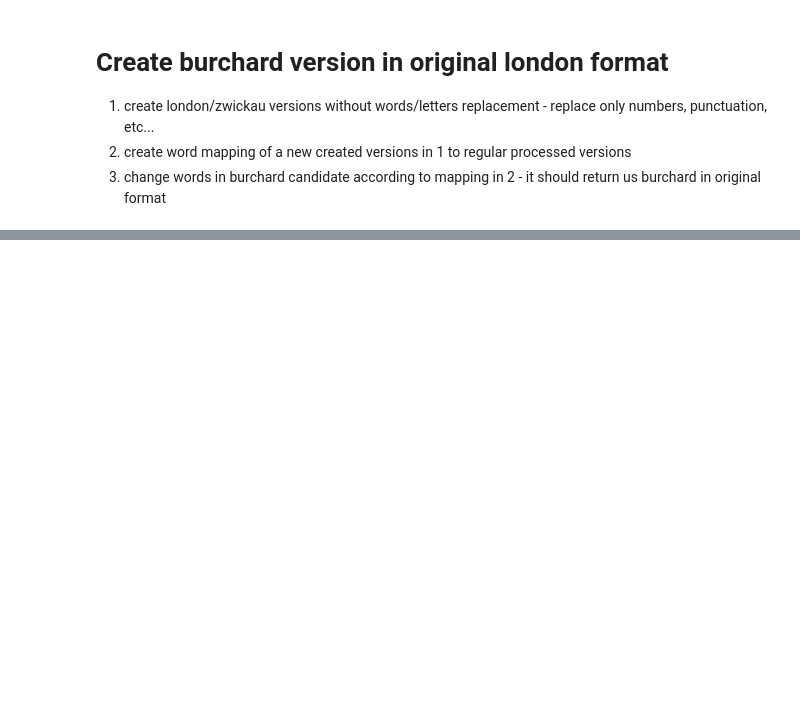
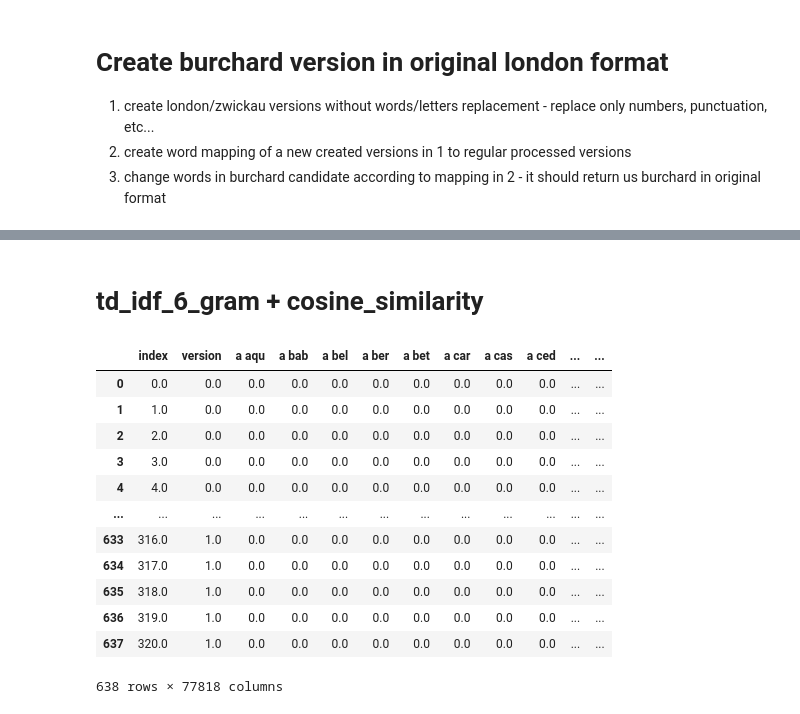
Before and after one commit to sashaaKr/thesis, a Jupyter notebook: notebooks/preparation_for_26.6 (first model).ipynb, the cells around one changed output, grey strips where cells are left out. Drawn from its saved outputs; the diff is of its cells as text; code cells hidden in the pictures; blank space fills up the shorter version.

```diff
--- a/notebooks/preparation_for_26.6 (first model).ipynb
+++ b/notebooks/preparation_for_26.6 (first model).ipynb
@@ -226,0 +174,2 @@ for string, num in c:
+# %%
+tf_idf_4_cosine_results = thesisModelFeatures.run_models(features_tfidf_4_gram_cosine_similarity_df)
@@ -226,0 +192,9 @@ for string, num in c:
+# %%
+features_tfidf_5_gram_cosine_similarity_df = thesisModelFeatures.create_features_df(
+    london_corpus_by_new_line_without_words_processing,
+    zwickau_corpus_by_new_line_without_words_processing,
+    None,
+    n_gram = 5,
+    features = {'tfidf', 'inner_mean_cosine_similarity_score'}
+#     burchard_version_with_original_london_text
+)
@@ -226,0 +217,2 @@ for string, num in c:
+# %%
+tf_idf_5_cosine_results = thesisModelFeatures.run_models(features_tfidf_5_gram_cosine_similarity_df)
@@ -226,0 +233,27 @@ for string, num in c:
+# %% [markdown]
+# td_idf_6_gram + cosine_similarity
+# %%
+features_tfidf_6_gram_cosine_similarity_df = thesisModelFeatures.create_features_df(
+    london_corpus_by_new_line_without_words_processing,
+    zwickau_corpus_by_new_line_without_words_processing,
+    None,
+    n_gram = 6,
+    features = {'tfidf', 'inner_mean_cosine_similarity_score'}
+#     burchard_version_with_original_london_text
+)
+# %%
+features_tfidf_6_gram_cosine_similarity_df
+# %% [output]
+|  | index | version | a aqu | a bab | a bel | a ber | a bet | a car | a cas | a ced | ... | ... |
+| 0 | 0.0 | 0.0 | 0.0 | 0.0 | 0.0 | 0.0 | 0.0 | 0.0 | 0.0 | 0.0 | ... | ... |
+| 1 | 1.0 | 0.0 | 0.0 | 0.0 | 0.0 | 0.0 | 0.0 | 0.0 | 0.0 | 0.0 | ... | ... |
+| 2 | 2.0 | 0.0 | 0.0 | 0.0 | 0.0 | 0.0 | 0.0 | 0.0 | 0.0 | 0.0 | ... | ... |
+| 3 | 3.0 | 0.0 | 0.0 | 0.0 | 0.0 | 0.0 | 0.0 | 0.0 | 0.0 | 0.0 | ... | ... |
+| 4 | 4.0 | 0.0 | 0.0 | 0.0 | 0.0 | 0.0 | 0.0 | 0.0 | 0.0 | 0.0 | ... | ... |
+| ... | ... | ... | ... | ... | ... | ... | ... | ... | ... | ... | ... | ... |
+| 633 | 316.0 | 1.0 | 0.0 | 0.0 | 0.0 | 0.0 | 0.0 | 0.0 | 0.0 | 0.0 | ... | ... |
+| 634 | 317.0 | 1.0 | 0.0 | 0.0 | 0.0 | 0.0 | 0.0 | 0.0 | 0.0 | 0.0 | ... | ... |
+| 635 | 318.0 | 1.0 | 0.0 | 0.0 | 0.0 | 0.0 | 0.0 | 0.0 | 0.0 | 0.0 | ... | ... |
+| 636 | 319.0 | 1.0 | 0.0 | 0.0 | 0.0 | 0.0 | 0.0 | 0.0 | 0.0 | 0.0 | ... | ... |
+| 637 | 320.0 | 1.0 | 0.0 | 0.0 | 0.0 | 0.0 | 0.0 | 0.0 | 0.0 | 0.0 | ... | ... |
+638 rows × 77818 columns
```
Also changed, not shown: parts of 62 cells of this notebook, 3 other files.
